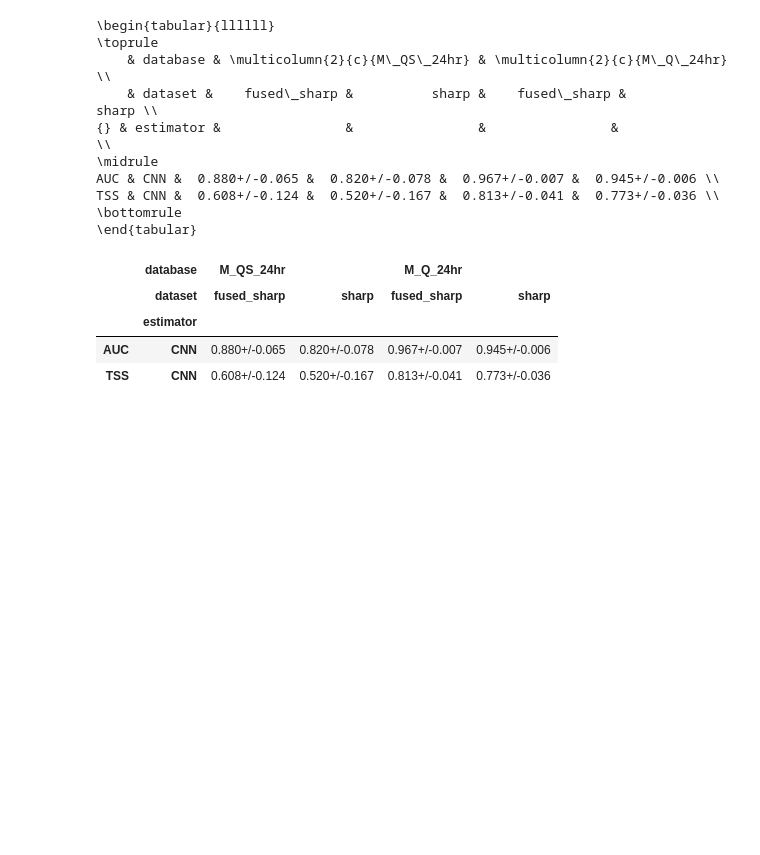
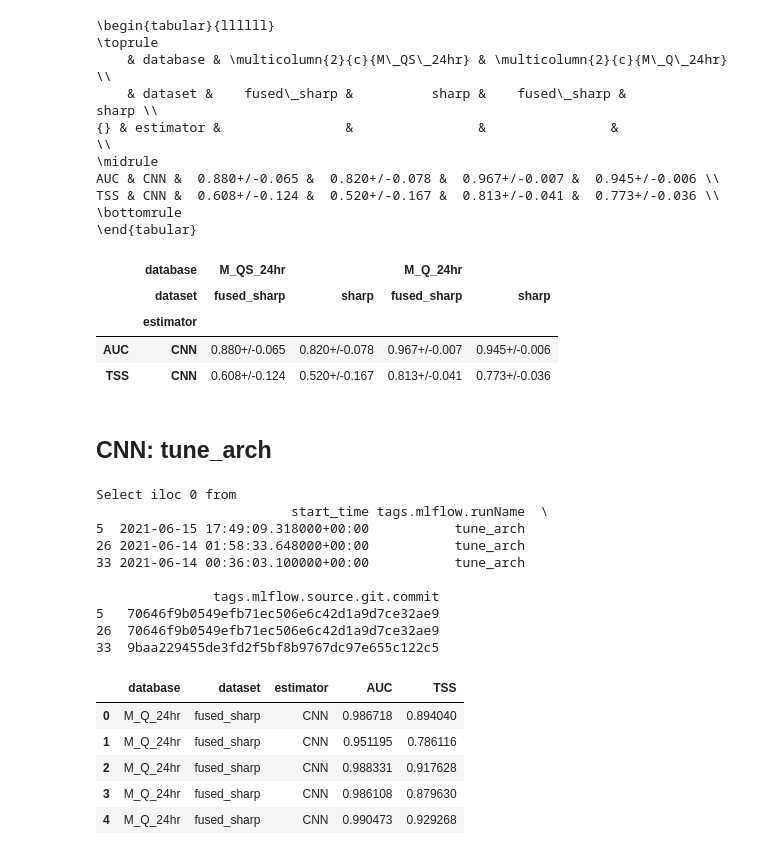
Before and after one commit to ZeyuSun/flare-prediction-smarp, a Jupyter notebook: notebooks/mlflow_results.ipynb, the cells around one changed output. Saved outputs shown, nothing was run; the diff lists cells and outputs as text; code cells hidden in the pictures; blank space fills up the shorter version.

Commit message:
Add MLflow results of tune arch

```diff
--- a/notebooks/mlflow_results.ipynb
+++ b/notebooks/mlflow_results.ipynb
@@ -805,3 +831,36 @@ TSS & CNN &  0.608+/-0.124 &  0.520+/-0.167 &  0.813+/-0.041 &  0.773+/-0.036 \\
 |  | estimator |  |  |  |  |
 | AUC | CNN | 0.880+/-0.065 | 0.820+/-0.078 | 0.967+/-0.007 | 0.945+/-0.006 |
 | TSS | CNN | 0.608+/-0.124 | 0.520+/-0.167 | 0.813+/-0.041 | 0.773+/-0.036 |
+# %% [markdown]
+## CNN: tune_arch
+# %%
+columns = {
+    'tags.database_name': 'database',
+    'tags.dataset_name': 'dataset',
+    'tags.estimator_name': 'estimator',
+    #'params.DATA.SHRINKAGE': 'shrinkage',
+    #'params.DATA.THRESH': 'thresh',
+    'metrics.test/auc': 'AUC',
+    'metrics.test/tss': 'TSS',
+}
+rows = {}
+runs_raw = retrieve('CNN', 'tune_arch', p=0)
+runs = select(runs_raw, columns, rows)
+runs
+# %% [output]
+Select iloc 0 from
+                         start_time tags.mlflow.runName  \
+5  2021-06-15 17:49:09.318000+00:00           tune_arch
+26 2021-06-14 01:58:33.648000+00:00           tune_arch
+33 2021-06-14 00:36:03.100000+00:00           tune_arch
+
+               tags.mlflow.source.git.commit
+5   70646f9b0549efb71ec506e6c42d1a9d7ce32ae9
+26  70646f9b0549efb71ec506e6c42d1a9d7ce32ae9
+33  9baa229455de3fd2f5bf8b9767dc97e655c122c5
+|  | database | dataset | estimator | AUC | TSS |
+| 0 | M_Q_24hr | fused_sharp | CNN | 0.986718 | 0.894040 |
+| 1 | M_Q_24hr | fused_sharp | CNN | 0.951195 | 0.786116 |
+| 2 | M_Q_24hr | fused_sharp | CNN | 0.988331 | 0.917628 |
+| 3 | M_Q_24hr | fused_sharp | CNN | 0.986108 | 0.879630 |
+| 4 | M_Q_24hr | fused_sharp | CNN | 0.990473 | 0.929268 |
```
Also changed, not shown: parts of 5 cells of this notebook.
